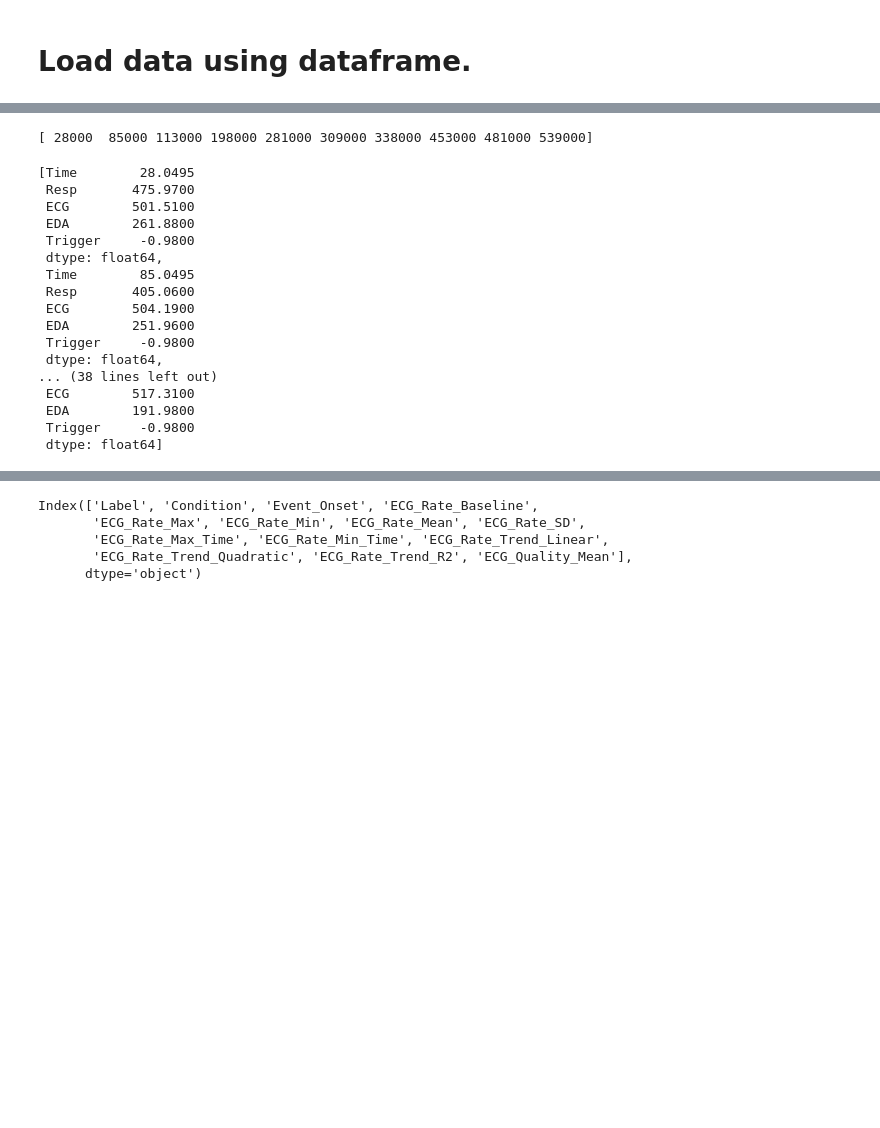
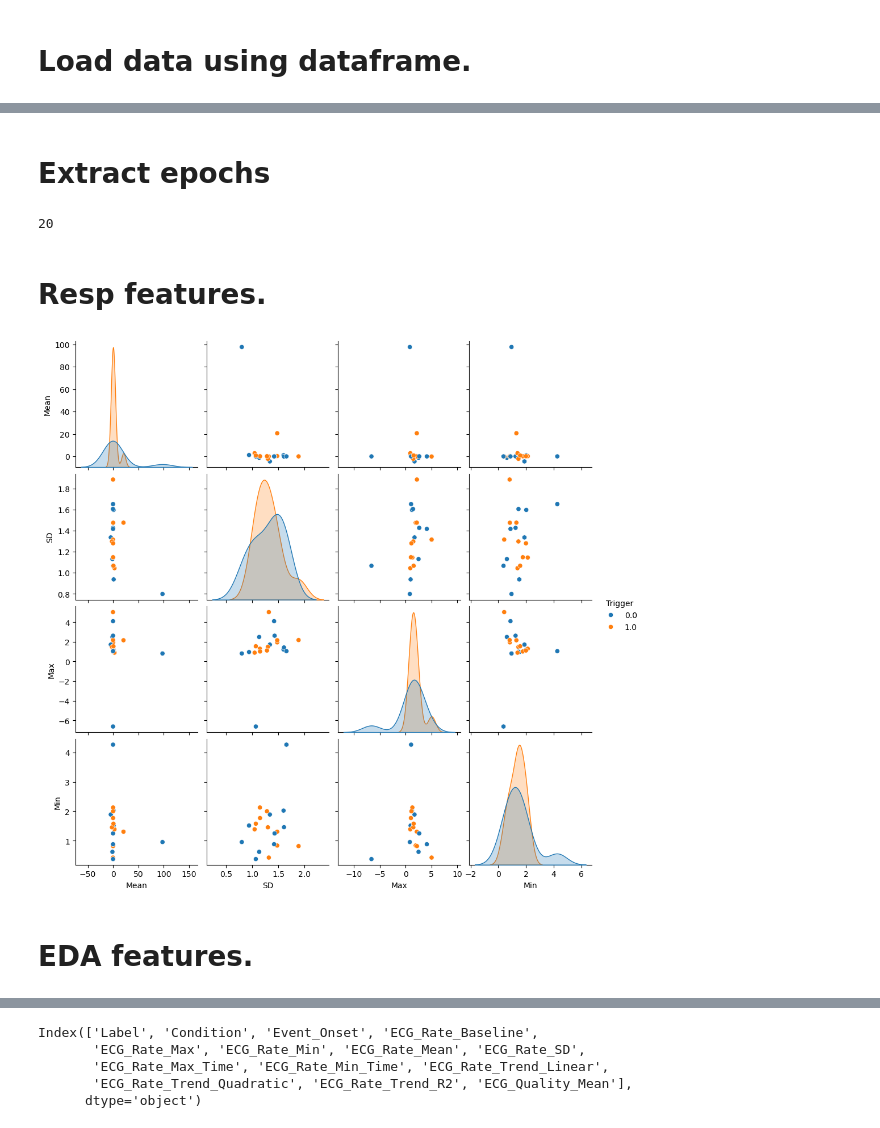
Before and after one commit to Daniel-Agostinho/Universidade_Verao_24, a Jupyter notebook: visualization.ipynb, the cells around one changed output, grey strips where cells are left out. Drawn from its saved outputs; the diff is of its cells as text; code cells hidden in the pictures; blank space fills up the shorter version.

```diff
--- a/visualization.ipynb
+++ b/visualization.ipynb
@@ -79,15 +97,22 @@ plt.show()
+# %% [markdown]
+# Extract epochs
 # %%
-# segment data using column trigger
-# find the indices where the trigger is 1
-triggers = data['Trigger'] == 1
+# Segment data using column trigger
+
+# find the indices where the trigger is 1 or 0
+triggers = (data['Trigger'] == 1) | (data['Trigger'] == 0)
 indices = np.where(triggers)[0]
 
-print(indices)
-segmentSize=100
+# Epoch size in samples
+ePreSize= 4*fs
+ePosSize= 16*fs
 
-# segment the data
-segments = []
-for i in range(len(indices) - 1):
-    segments.append(data.iloc[indices[i]:indices[i]+segmentSize])
+# Segment the data into Epochs
+epochs = []
+for i in range(len(indices)):
+    epochs.append(data.iloc[indices[i]-ePreSize:indices[i]+ePosSize])
+
+num_epochs = len(epochs)
+print(num_epochs)
 # %% [output]
-[ 28000  85000 113000 198000 281000 309000 338000 453000 481000 539000]
+20
@@ -99,21 +119,25 @@ for segment in segments:
-# %%
-averages
-# %% [output]
-[Time        28.0495
- Resp       475.9700
- ECG        501.5100
- EDA        261.8800
- Trigger     -0.9800
- dtype: float64,
- Time        85.0495
- Resp       405.0600
- ECG        504.1900
- EDA        251.9600
- Trigger     -0.9800
- dtype: float64,
-... (38 lines left out)
- ECG        517.3100
- EDA        191.9800
- Trigger     -0.9800
- dtype: float64]
+# %% [markdown]
+# Resp features.
+# %%
+# compute average of segments
+rMean = []
+rSD = []
+rMax = []
+rMin = []
+
+for ep in epochs:
+    rMean.append(ep['Resp'][ePreSize:].mean()/ep['Resp'][:ePreSize].mean())
+    rSD.append(ep['Resp'][ePreSize:].std()/ep['Resp'][:ePreSize].std())
+    rMax.append(ep['Resp'][ePreSize:].max()/ep['Resp'][:ePreSize].max())
+    rMin.append(ep['Resp'][ePreSize:].min()/ep['Resp'][:ePreSize].min())
+# %%
+# show feature  grouped by trigger_values 0 and 1 using seaborn
+df = pd.DataFrame({'Mean': rMean, 'SD': rSD, 'Max': rMax, 'Min': rMin, 'Trigger': trigger_values})
+
+sns.pairplot(df, hue='Trigger')
+plt.show()
+# %% [output]
+[figure, added]
+# %% [markdown]
+# EDA features.
 # %%
```
Also changed, not shown: parts of 25 cells of this notebook.
